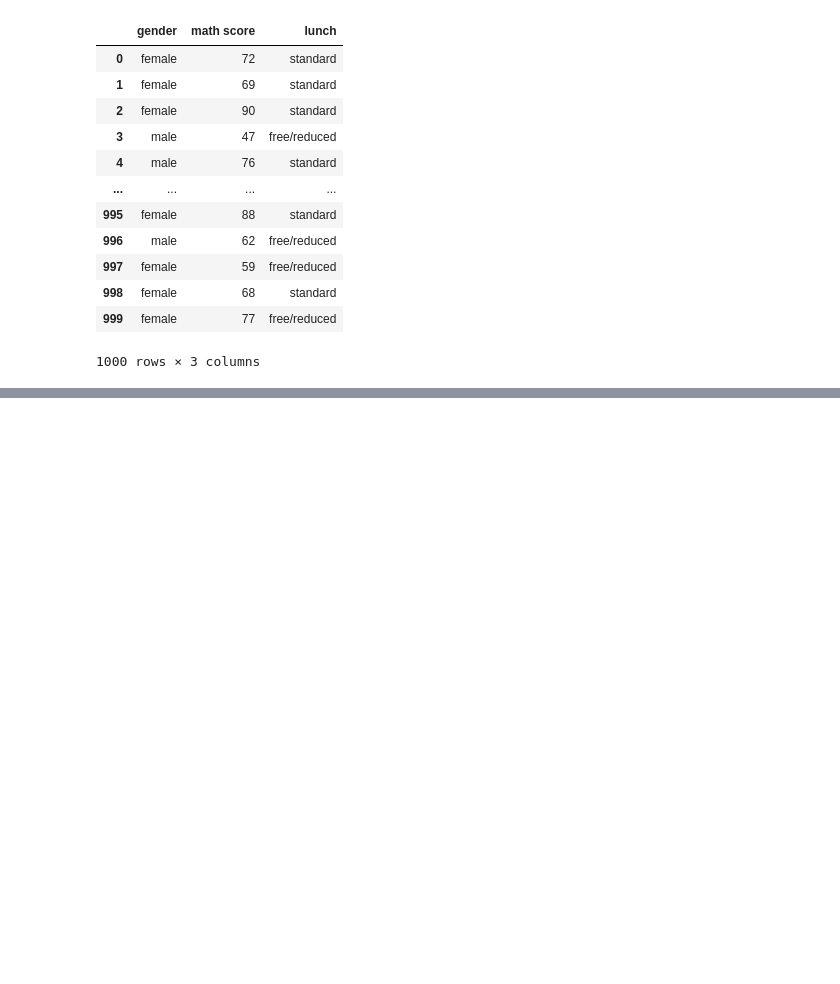
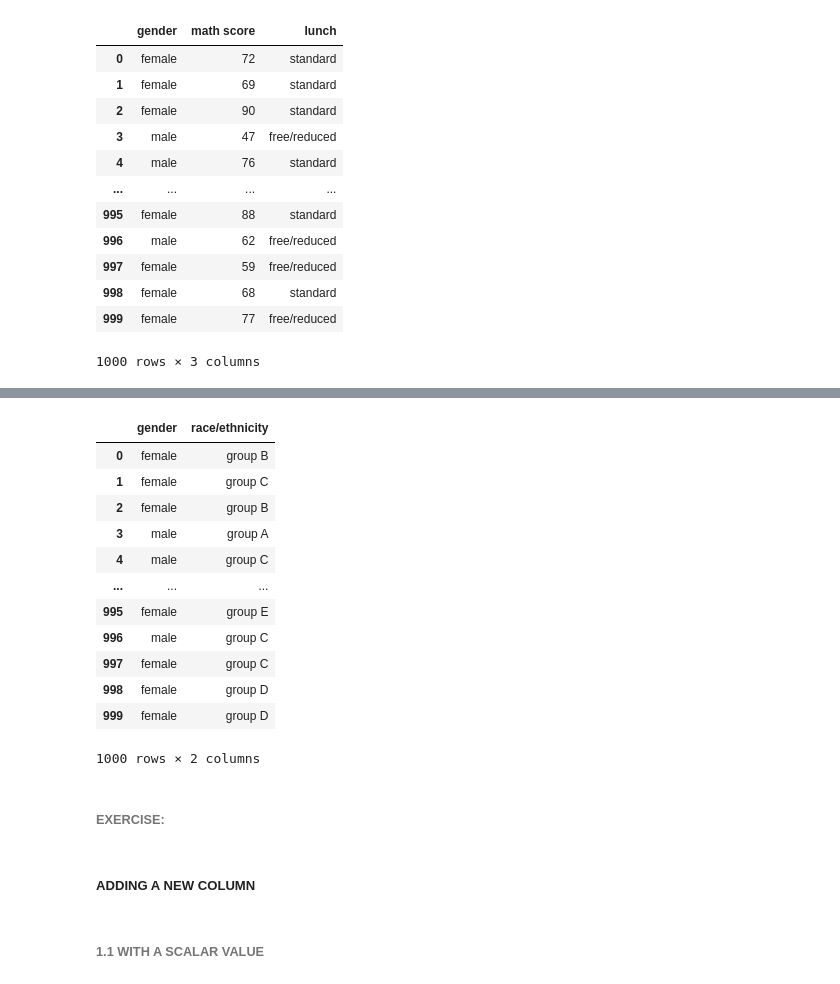
Before and after one commit to Giacomo98DaRe/Python_DataScience, a Jupyter notebook: modules/2.Numpy_Pandas_Introduction/notebooks/displaying_dataframe.ipynb, the cells around one changed output, grey strips where cells are left out. Drawn from its saved outputs; the diff is of its cells as text; code cells hidden in the pictures; blank space fills up the shorter version.

Commit message:
Add columns notebook. Finished display dataframes (with a part of column handling)

```diff
--- a/modules/2.Numpy_Pandas_Introduction/notebooks/displaying_dataframe.ipynb
+++ b/modules/2.Numpy_Pandas_Introduction/notebooks/displaying_dataframe.ipynb
@@ -210,0 +229,16 @@ three_columns
+# %%
+df_exams.iloc[:, [0, 1]]
+# %% [output]
+|  | gender | race/ethnicity |
+| 0 | female | group B |
+| 1 | female | group C |
+| 2 | female | group B |
+| 3 | male | group A |
+| 4 | male | group C |
+| ... | ... | ... |
+| 995 | female | group E |
+| 996 | male | group C |
+| 997 | female | group C |
+| 998 | female | group D |
+| 999 | female | group D |
+1000 rows × 2 columns
@@ -210,0 +247,6 @@ three_columns
+# %% [markdown]
+###### EXERCISE:
+# %% [markdown]
+##### ADDING A NEW COLUMN
+# %% [markdown]
+###### 1.1 WITH A SCALAR VALUE
```
Also changed, not shown: parts of 17 cells of this notebook, 1 other file.
